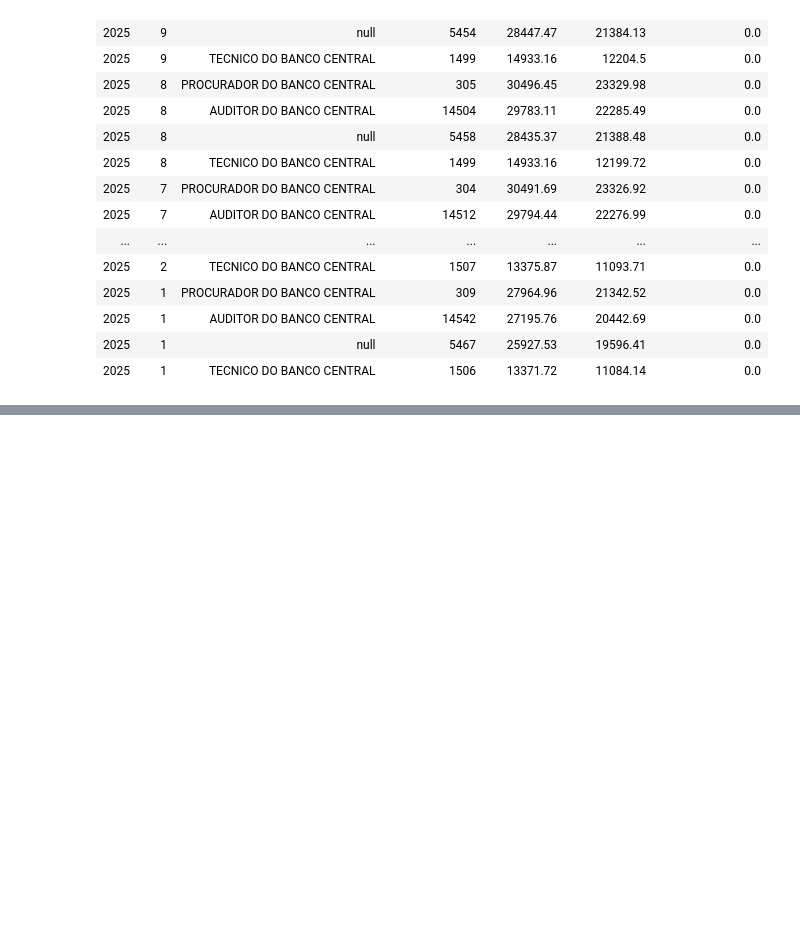
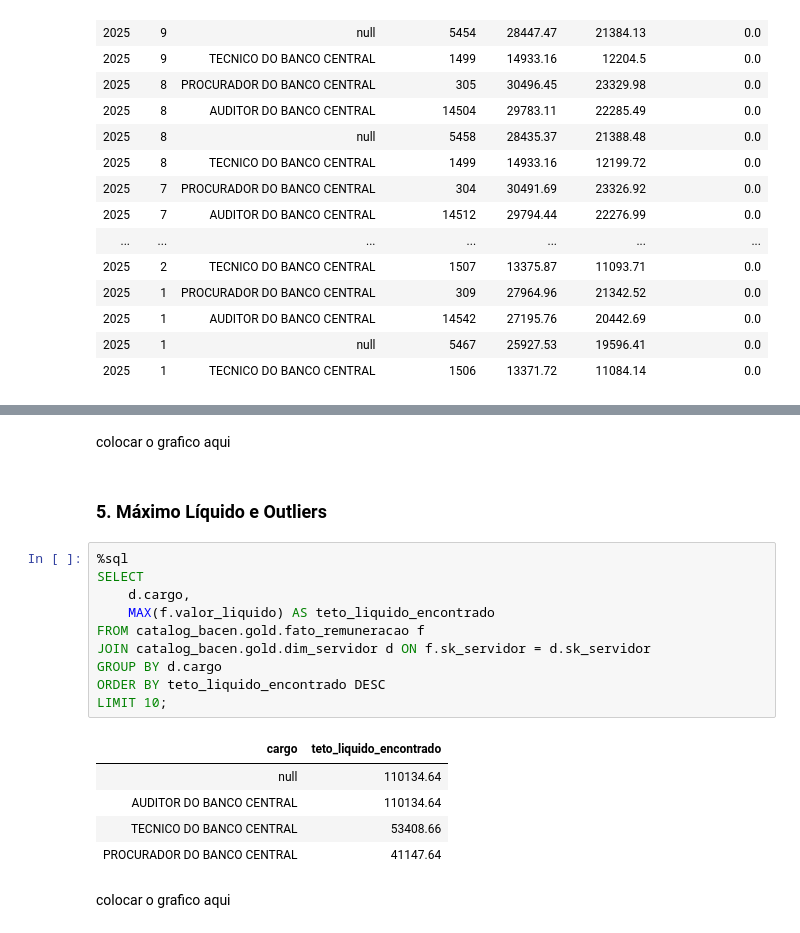
Before and after one commit to rgomesa2025/MVP_DADOS_ROSANGELA, a Jupyter notebook: MVP.ipynb, the cells around one changed output, grey strips where cells are left out. Saved outputs shown, nothing was run; the diff lists cells and outputs as text; blank space fills up the shorter version.

```diff
--- a/MVP.ipynb
+++ b/MVP.ipynb
@@ -529,0 +654,22 @@ ORDER BY
+# %% [markdown]
+colocar o grafico aqui
+# %% [markdown]
+### 5. Máximo Líquido e Outliers
+# %%
+%sql
+SELECT
+    d.cargo,
+    MAX(f.valor_liquido) AS teto_liquido_encontrado
+FROM catalog_bacen.gold.fato_remuneracao f
+JOIN catalog_bacen.gold.dim_servidor d ON f.sk_servidor = d.sk_servidor
+GROUP BY d.cargo
+ORDER BY teto_liquido_encontrado DESC
+LIMIT 10;
+# %% [output]
+| cargo | teto_liquido_encontrado |
+| null | 110134.64 |
+| AUDITOR DO BANCO CENTRAL | 110134.64 |
+| TECNICO DO BANCO CENTRAL | 53408.66 |
+| PROCURADOR DO BANCO CENTRAL | 41147.64 |
+# %% [markdown]
+colocar o grafico aqui
```
Also changed, not shown: parts of 21 cells of this notebook.
